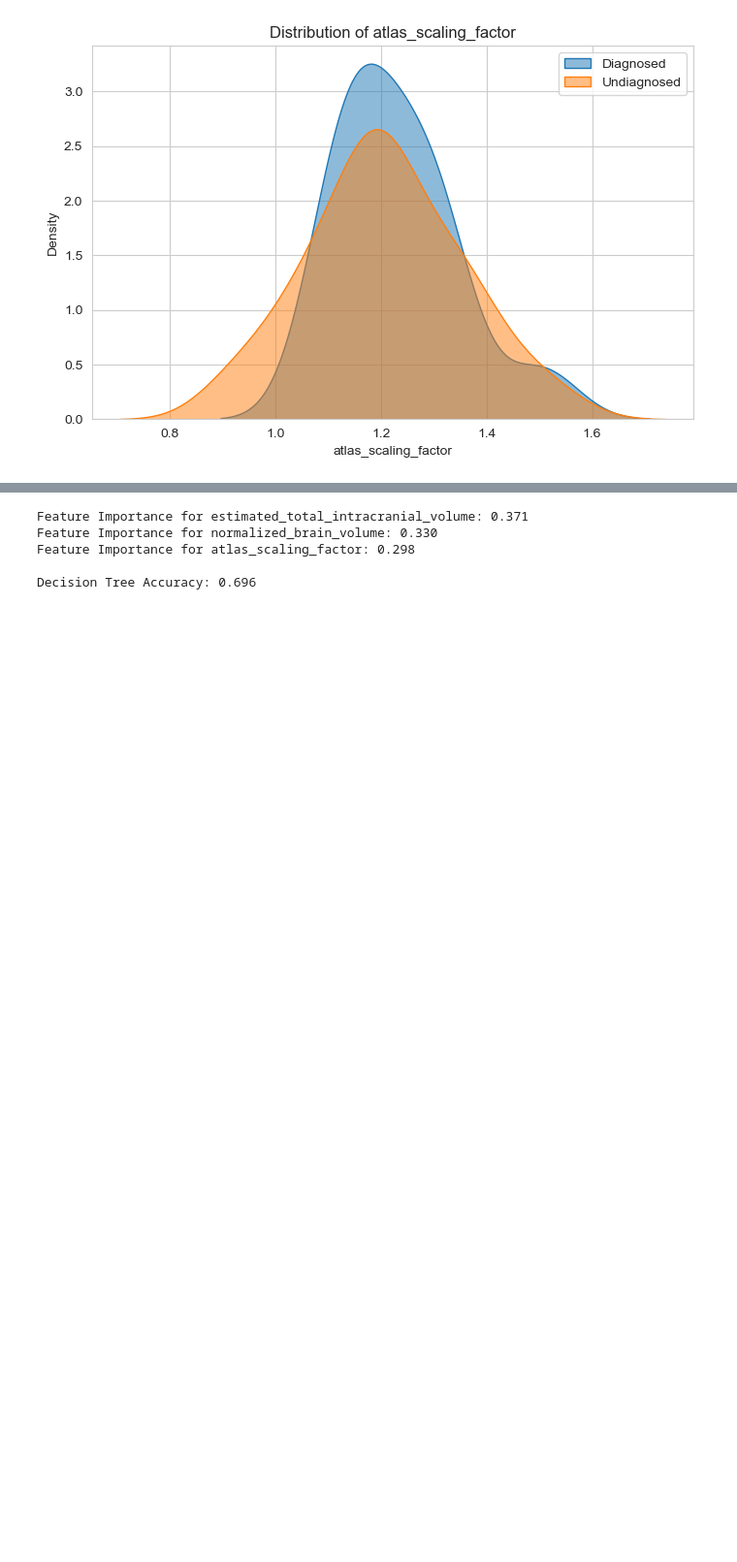
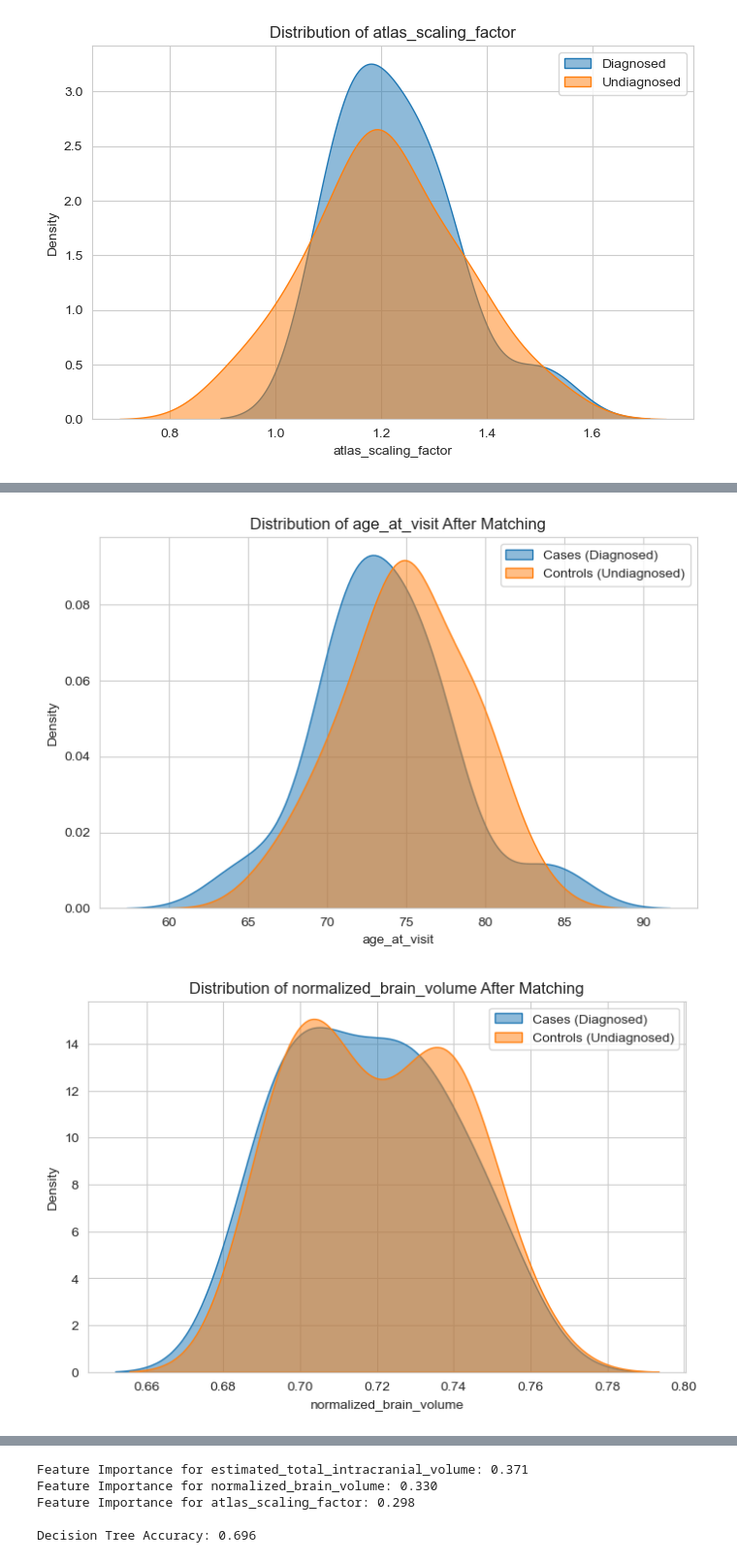
Before and after one commit to jbotmallen/DATA_ANALYTICS, a Jupyter notebook: Assigments/Lecture_1/alex.ipynb, the cells around one changed output, grey strips where cells are left out. Shown at 97% size. Saved outputs shown, nothing was run; the diff lists cells and outputs as text; code cells hidden in the pictures; blank space fills up the shorter version.

```diff
--- a/Assigments/Lecture_1/alex.ipynb
+++ b/Assigments/Lecture_1/alex.ipynb
@@ -302,0 +343,10 @@ From the results below, it is the **age at visit** and the **normalized brain vo
+# %%
+from scipy.spatial.distance import cdist
+from scipy.linalg import inv
+
+matching_df = df[['participant_id', 'diagnosed', 'age_at_visit', 'normalized_brain_volume']]
+cases = matching_df[matching_df['diagnosed'] == 1].copy()
+controls = matching_df[matching_df['diagnosed'] == 0].copy()
+# Compute inverse covariance matrix for Mahalanobis distance
+cov_matrix = np.cov(matching_df[['age_at_visit', 'normalized_brain_volume']].T)
+inv_cov_matrix = inv(cov_matrix)
@@ -302,0 +356,14 @@ From the results below, it is the **age at visit** and the **normalized brain vo
+# %%
+matched_pairs = []
+for _, case in cases.iterrows():
+    case_vector = case[['age_at_visit', 'normalized_brain_volume']].values.reshape(1, -1)
+    control_vectors = controls[['age_at_visit', 'normalized_brain_volume']].values
+
+    distances = cdist(case_vector, control_vectors, metric='mahalanobis', VI=inv_cov_matrix)
+    best_match_index = np.argmin(distances)
+
+    best_match = controls.iloc[best_match_index]
+    matched_pairs.append((case['participant_id'], best_match['participant_id'], distances[0, best_match_index]))
+
+# Convert to DataFrame
+matched_df = pd.DataFrame(matched_pairs, columns=['case_id', 'control_id', 'mahalanobis_distance'])
@@ -302,0 +390,21 @@ From the results below, it is the **age at visit** and the **normalized brain vo
+# %%
+import seaborn as sns
+import matplotlib.pyplot as plt
+
+# Merge matched cases and controls
+matched_cases = df[df['participant_id'].isin(matched_df['case_id'])]
+matched_controls = df[df['participant_id'].isin(matched_df['control_id'])]
+
+# Plot distributions before and after matching
+for col in ['age_at_visit', 'normalized_brain_volume']:
+    plt.figure(figsize=(8, 5))
+    sns.kdeplot(matched_cases[col], label="Cases (Diagnosed)", fill=True, alpha=0.5)
+    sns.kdeplot(matched_controls[col], label="Controls (Undiagnosed)", fill=True, alpha=0.5)
+    plt.title(f'Distribution of {col} After Matching')
+    plt.xlabel(col)
+    plt.ylabel("Density")
+    plt.legend()
+    plt.show()
+# %% [output]
+[figure, added]
+[figure, added]
```
Also changed, not shown: parts of 10 cells of this notebook.
